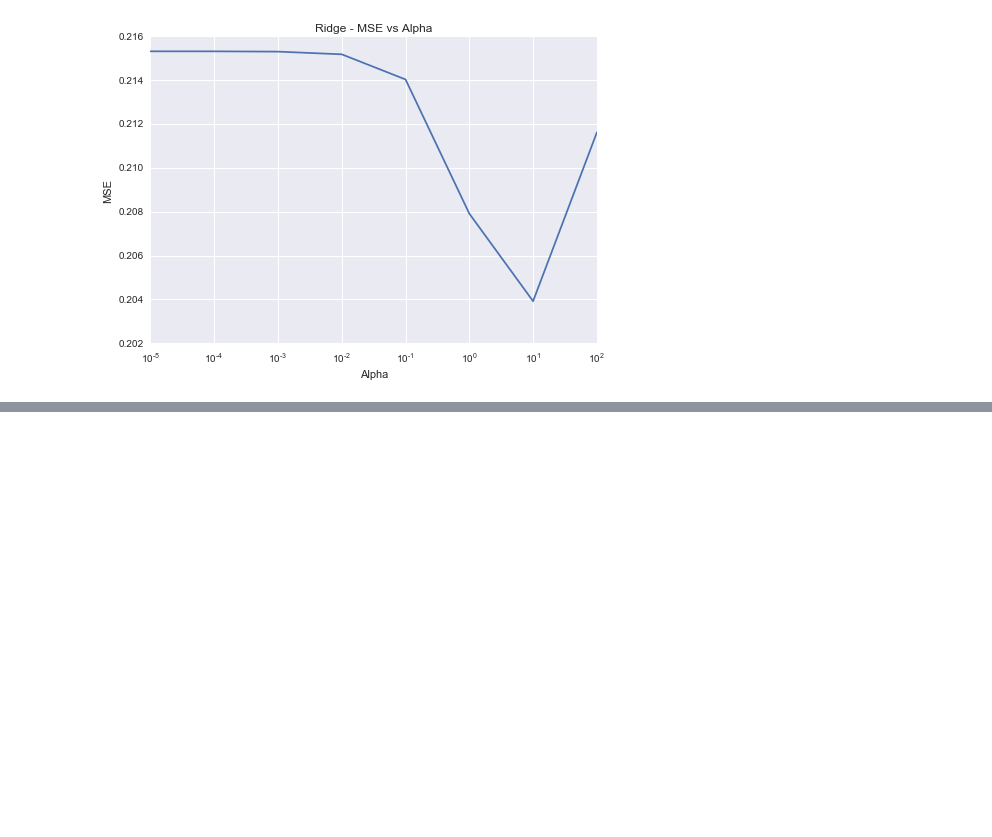
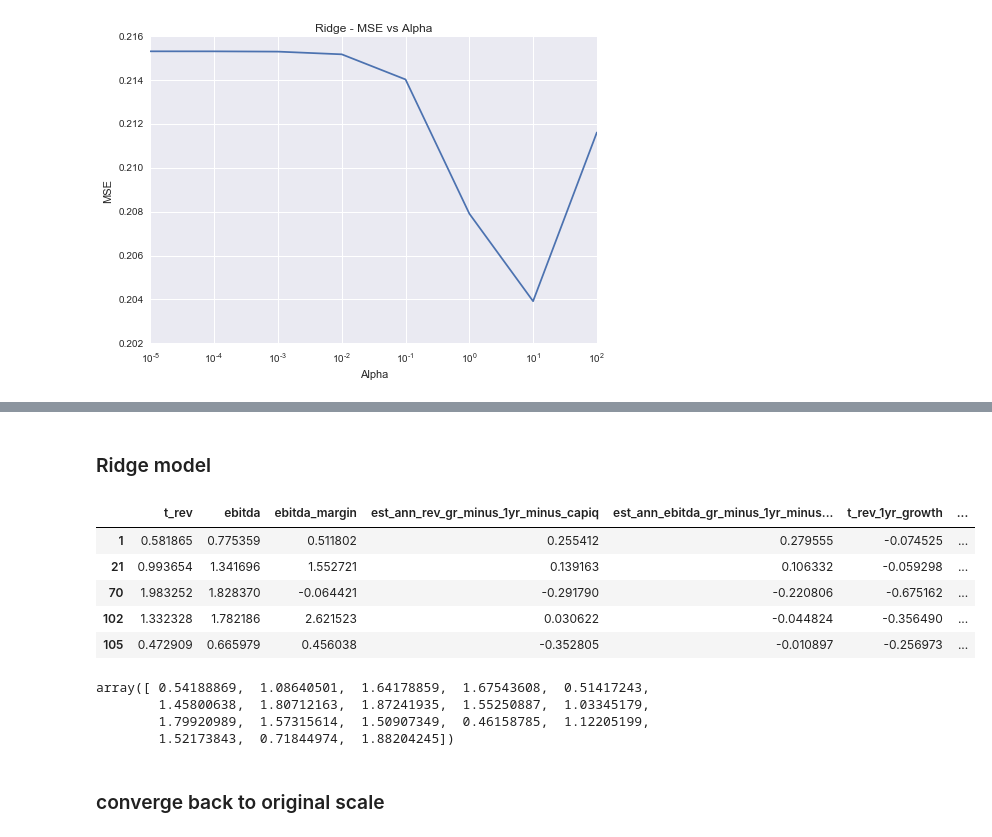
Before and after one commit to timothytrippel/adamy, a Jupyter notebook: xinyu/industrials_drop_tev.ipynb, the cells around one changed output, grey strips where cells are left out. Cells and saved outputs as stored; diff of their text form; code cells hidden in the pictures; blank space fills up the shorter version.

```diff
--- a/xinyu/industrials_drop_tev.ipynb
+++ b/xinyu/industrials_drop_tev.ipynb
@@ -260,0 +309,24 @@ Average MSE (alpha = 1e-2): 0.2039 (+/- 0.0929)
+# %% [markdown]
+### Ridge model
+# %%
+x_test = holdout_df.iloc[:, 1:]
+y_test = holdout_df.t_ev
+x_test.head()
+# %% [output]
+|  | t_rev | ebitda | ebitda_margin | est_ann_rev_gr_minus_1yr_minus_capiq | est_ann_ebitda_gr_minus_1yr_minus... | t_rev_1yr_growth | ... |
+| 1 | 0.581865 | 0.775359 | 0.511802 | 0.255412 | 0.279555 | -0.074525 | ... |
+| 21 | 0.993654 | 1.341696 | 1.552721 | 0.139163 | 0.106332 | -0.059298 | ... |
+| 70 | 1.983252 | 1.828370 | -0.064421 | -0.291790 | -0.220806 | -0.675162 | ... |
+| 102 | 1.332328 | 1.782186 | 2.621523 | 0.030622 | -0.044824 | -0.356490 | ... |
+| 105 | 0.472909 | 0.665979 | 0.456038 | -0.352805 | -0.010897 | -0.256973 | ... |
+# %%
+ridge_model = Ridge(alpha=1e-2)
+ridge_model.fit(x_data, y_data)
+yhat_ridge_model = ridge_model.predict(x_test)
+# %% [output]
+array([ 0.54188869,  1.08640501,  1.64178859,  1.67543608,  0.51417243,
+        1.45800638,  1.80712163,  1.87241935,  1.55250887,  1.03345179,
+        1.79920989,  1.57315614,  1.50907349,  0.46158785,  1.12205199,
+        1.52173843,  0.71844974,  1.88204245])
+# %% [markdown]
+### converge back to original scale
```
Also changed, not shown: parts of 12 cells of this notebook, 1 other file.
